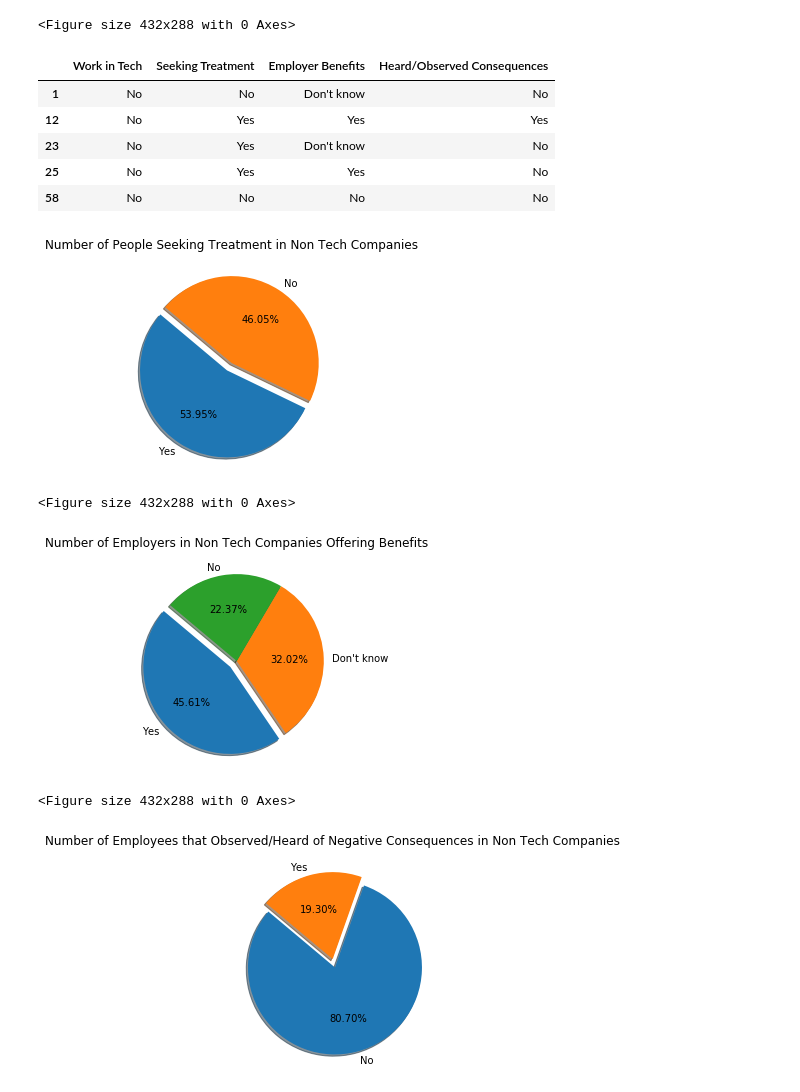
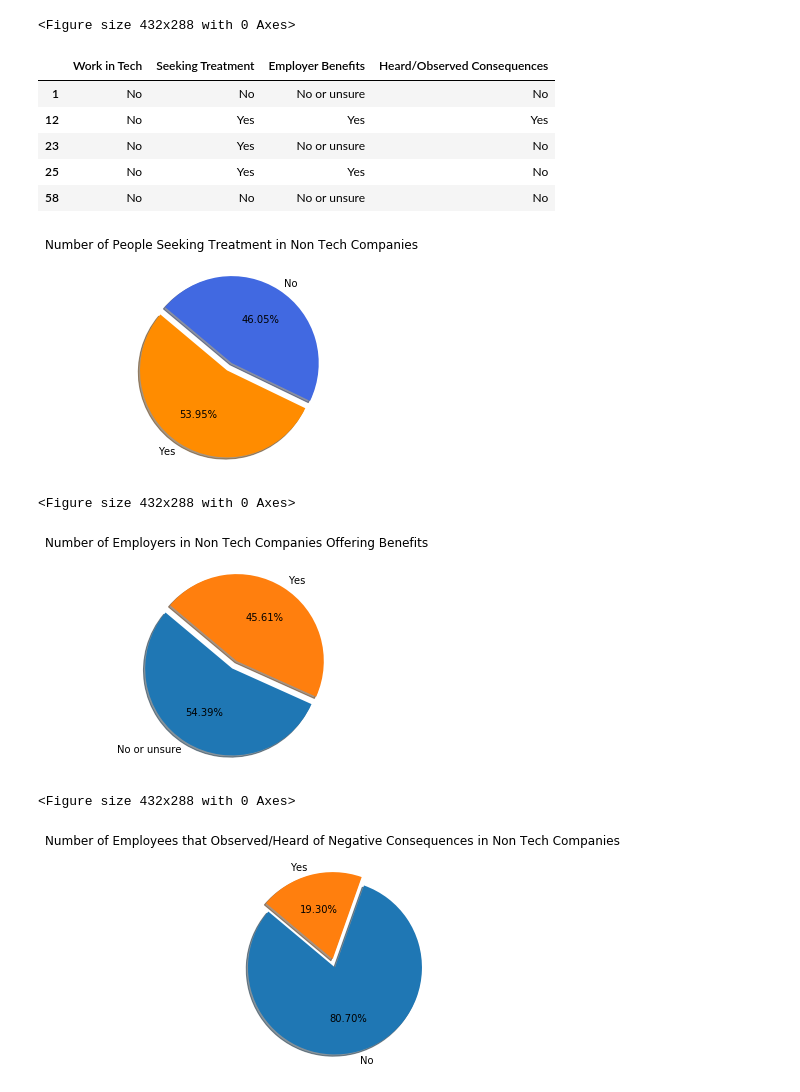
Before and after one commit to baileykayla953/project-one, a Jupyter notebook: mental_health_tech.ipynb, the cells around one changed output. Cells and saved outputs as stored; diff of their text form; code cells hidden in the pictures.

```diff
--- a/mental_health_tech.ipynb
+++ b/mental_health_tech.ipynb
@@ -160 +138,4 @@ tech_df.head()
 | 4 | Yes | No | Yes | No |
+# %%
+tech_df["Employer Benefits"]= tech_df['Employer Benefits'].replace({"Don't know": 'No or unsure', 'No': 'No or unsure'})
+tech_df
@@ -206,32 +201,32 @@ filter_tech_no=tech_df.loc[tech_df["Work in Tech"]=="No"]
 filter_tech_no.head()
 # %% [output]
 |  | Work in Tech | Seeking Treatment | Employer Benefits | Heard/Observed Consequences |
-| 1 | No | No | Don't know | No |
+| 1 | No | No | No or unsure | No |
 | 12 | No | Yes | Yes | Yes |
-| 23 | No | Yes | Don't know | No |
+| 23 | No | Yes | No or unsure | No |
 | 25 | No | Yes | Yes | No |
-| 58 | No | No | No | No |
+| 58 | No | No | No or unsure | No |
 # %%
 # Create a plot showing number of people seeking treatmnent in a non tech job
 no_tech_treatment = filter_tech_no["Seeking Treatment"].value_counts()
 explode = (0.1, 0)
-no_tech_treatment.plot(kind="pie", title="Number of People Seeking Treatment in Non Tech Companies", autopct='%.2f%%', explode=explode,shadow=True, startangle =140)
+no_tech_treatment.plot(kind="pie", title="Number of People Seeking Treatment in Non Tech Companies", autopct='%.2f%%', explode=explode,shadow=True, startangle =140, colors=["darkorange","royalblue"])
 plt.ylabel(None)
 plt.show()
 plt.tight_layout()
 # %% [output]
-[figure, old version]
+[figure, new version]
 <Figure size 432x288 with 0 Axes>
 # %%
 # Create a plot showing number of employers offering benefits in a non tech job
 no_tech_benefits = filter_tech_no["Employer Benefits"].value_counts()
-explode = (0.1, 0, 0)
-no_tech_benefits.plot(kind="pie", title="Number of Employers in Non Tech Companies Offering Benefits", autopct='%.2f%%', explode=explode,shadow=True, startangle =140)
+explode = (0.1, 0)
+no_tech_benefits.plot(kind="pie", title="Number of Employers in Non Tech Companies Offering Benefits", autopct='%.2f%%', explode=explode,shadow=True, startangle =140, colors = [])
 plt.ylabel(None)
 plt.show()
 plt.tight_layout()
 # %% [output]
-[figure, old version]
+[figure, new version]
 <Figure size 432x288 with 0 Axes>
 # %%
 # Create a plot showing number of people that observed/heard of negative consequences in a non tech job
```
Also changed, not shown: parts of 15 cells of this notebook, 6 other files.
